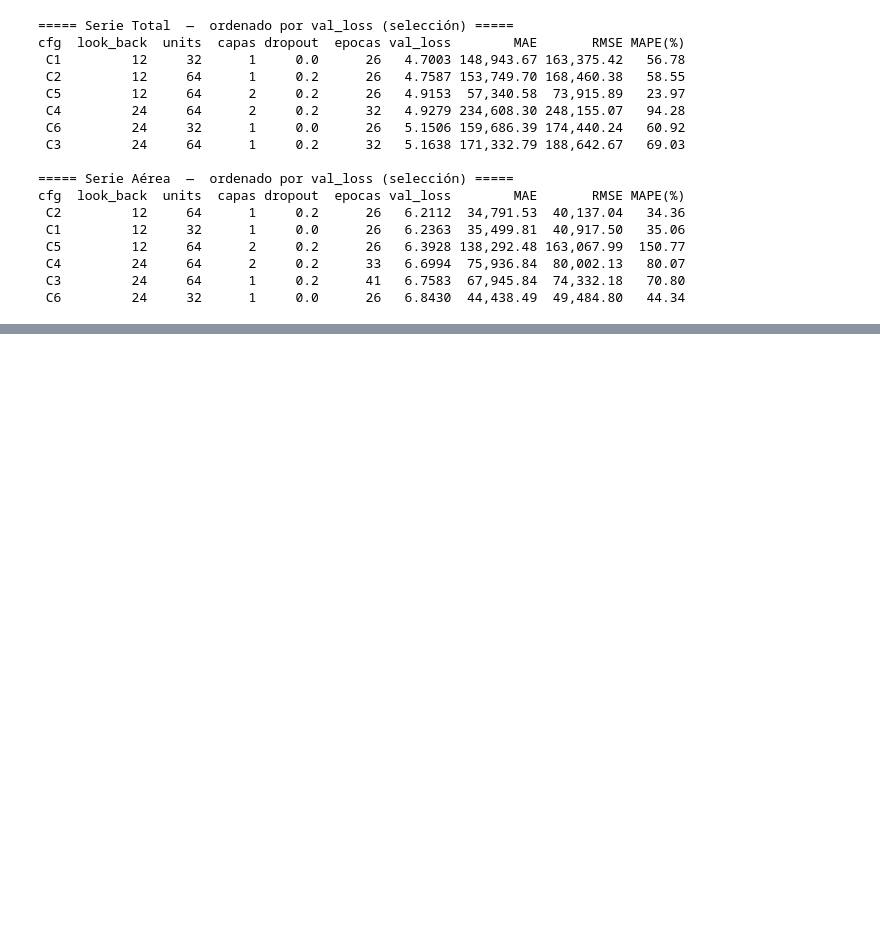
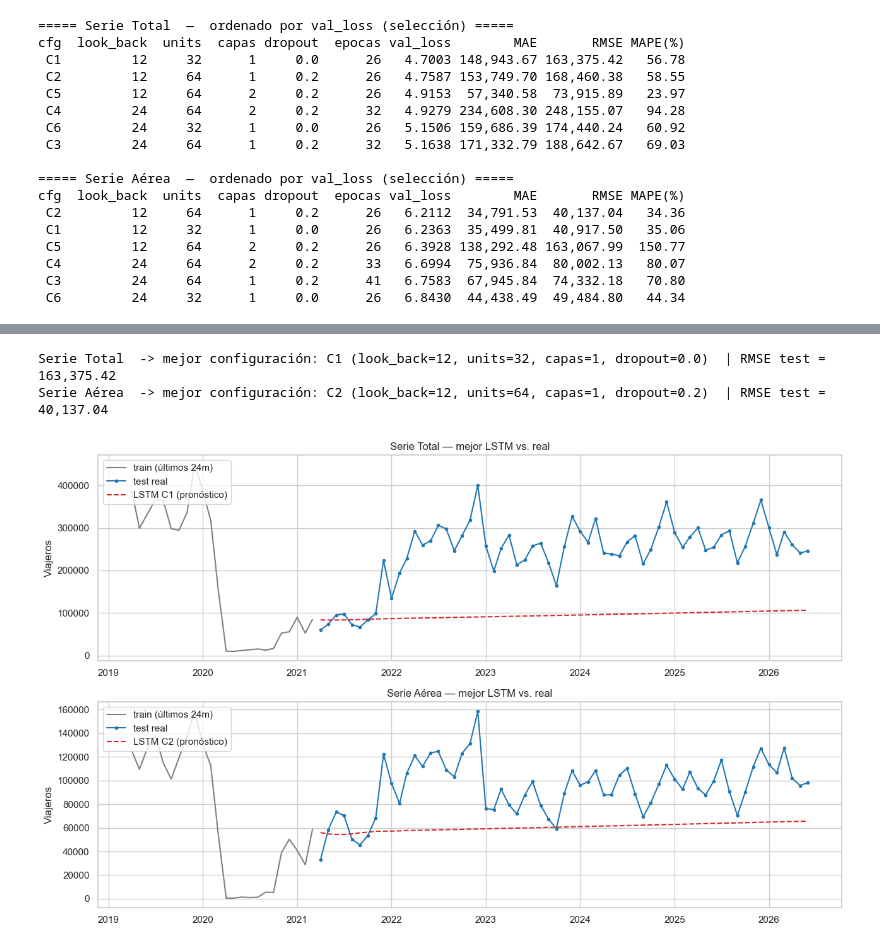
Before and after one commit to nicoCT04/Lab2DataScience, a Jupyter notebook: notebooks/Lab2_LSTM.ipynb, the cells around one changed output, grey strips where cells are left out. Saved outputs shown, nothing was run; the diff lists cells and outputs as text; code cells hidden in the pictures; blank space fills up the shorter version.

Commit message:
seleccion del mejor LSTM, prediccion y comparacion vs ARIMA

```diff
--- a/notebooks/Lab2_LSTM.ipynb
+++ b/notebooks/Lab2_LSTM.ipynb
@@ -310,0 +319,24 @@ cfg  look_back  units  capas dropout  epocas val_loss        MAE       RMSE MAPE
+# %%
+MEJORES = {}
+for nom, r in RESULTADOS.items():
+    mejor = r["tabla"].iloc[0]                 # menor val_loss
+    MEJORES[nom] = mejor["cfg"]
+    print(f"Serie {nom:6s} -> mejor configuración: {mejor['cfg']} "
+          f"(look_back={int(mejor['look_back'])}, units={int(mejor['units'])}, "
+          f"capas={int(mejor['capas'])}, dropout={mejor['dropout']:.1f})  "
+          f"| RMSE test = {mejor['RMSE']:,.2f}")
+# %% [output]
+Serie Total  -> mejor configuración: C1 (look_back=12, units=32, capas=1, dropout=0.0)  | RMSE test = 163,375.42
+Serie Aérea  -> mejor configuración: C2 (look_back=12, units=64, capas=1, dropout=0.2)  | RMSE test = 40,137.04
+# %%
+fig, axes = plt.subplots(2, 1, figsize=(13, 8))
+for ax, (nom, r) in zip(axes, RESULTADOS.items()):
+    tr, te = r["train"], r["test"]
+    pred = r["preds"][MEJORES[nom]]
+    ax.plot(tr.index[-24:], tr.values[-24:], color="#7f7f7f", label="train (últimos 24m)")
+    ax.plot(te.index, te.values, color="#1f77b4", marker="o", ms=3, label="test real")
+    ax.plot(pred.index, pred.values, color="#d62728", ls="--", label=f"LSTM {MEJORES[nom]} (pronóstico)")
+    ax.set_title(f"Serie {nom} — mejor LSTM vs. real"); ax.set_ylabel("Viajeros"); ax.legend(loc="upper left")
+plt.tight_layout(); plt.show()
+# %% [output]
+[figure, added]
```
Also changed, not shown: parts of 5 cells of this notebook.
